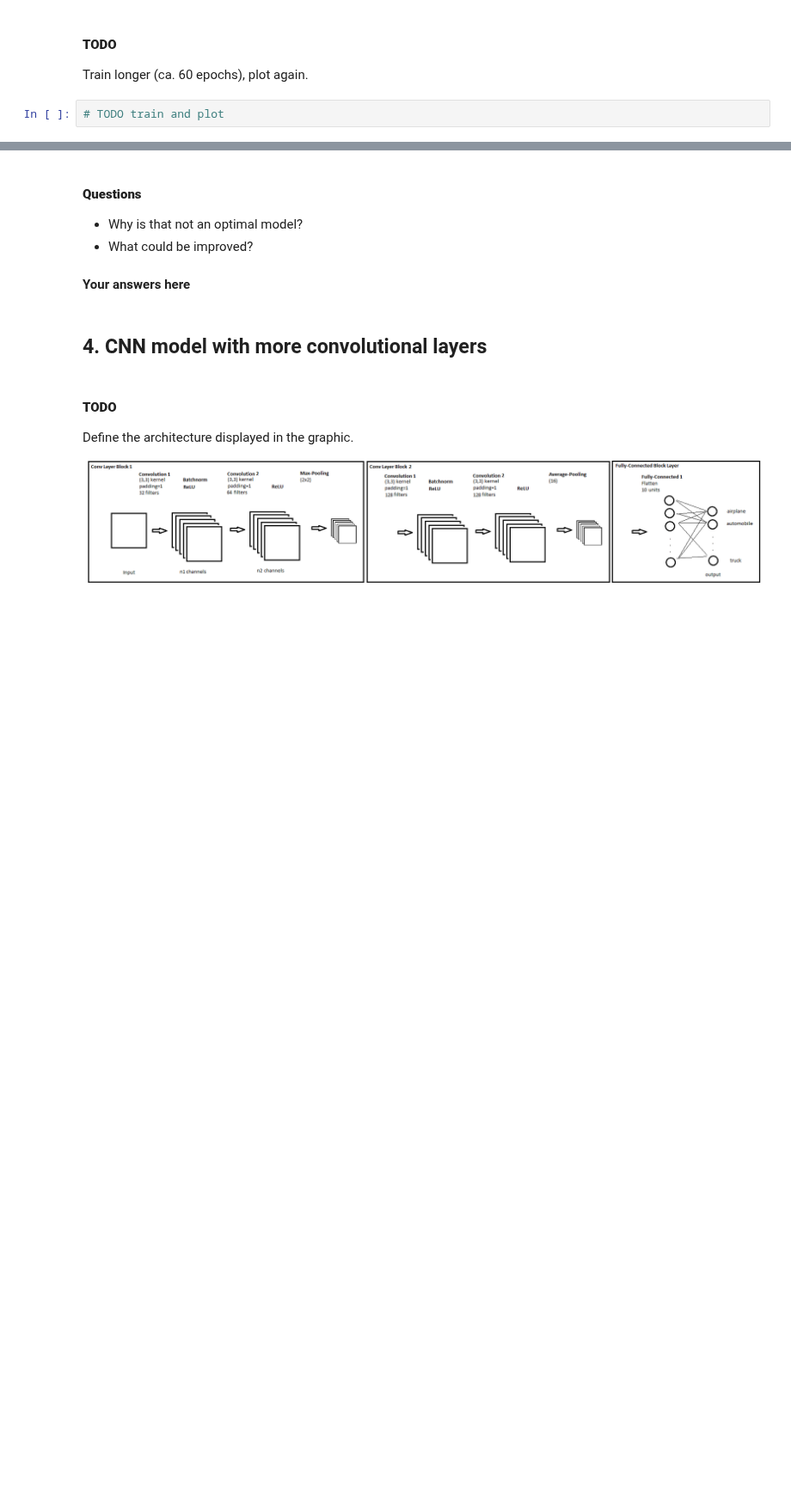
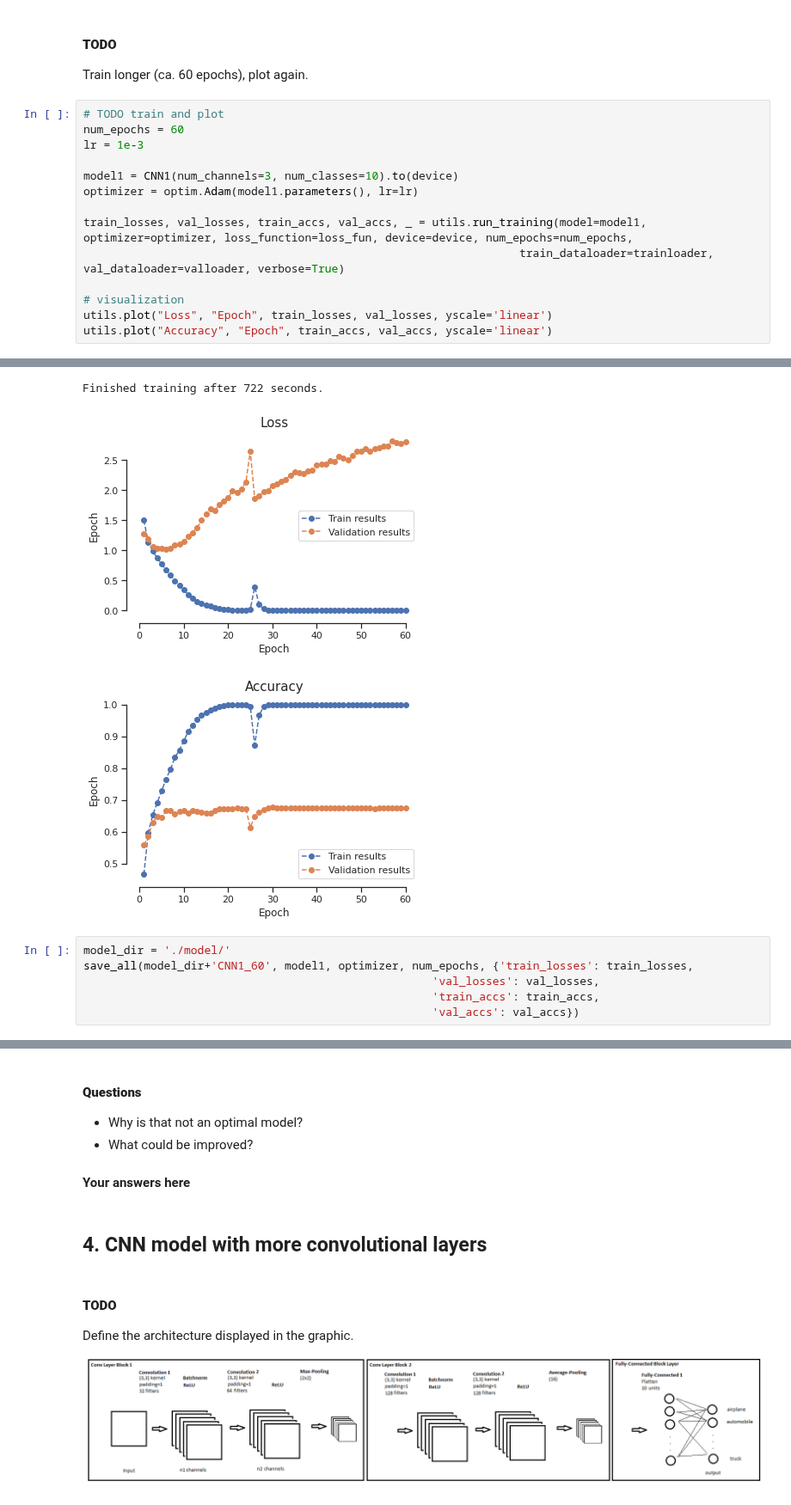
Before and after one commit to swang1112/DL_VL, a Jupyter notebook: Colab_Notebooks/Exercise3_2020.ipynb, the cells around one changed output, grey strips where cells are left out. Shown at 86% size. Saved outputs shown, nothing was run; the diff lists cells and outputs as text; blank space fills up the shorter version.

Commit message:
training 1st CNN1_60ep

```diff
--- a/Colab_Notebooks/Exercise3_2020.ipynb
+++ b/Colab_Notebooks/Exercise3_2020.ipynb
@@ -201,5 +202,18 @@ Compare results to MLP. What can you observe?
 # %% [markdown]
 #### **TODO**
 Train longer (ca. 60 epochs), plot again.
-# %%
-# TODO train and plot
+# %%
+# TODO train and plot
+num_epochs = 60
+lr = 1e-3
+
+model1 = CNN1(num_channels=3, num_classes=10).to(device)
+optimizer = optim.Adam(model1.parameters(), lr=lr)
+
+train_losses, val_losses, train_accs, val_accs, _ = utils.run_training(model=model1, optimizer=optimizer, loss_function=loss_fun, device=device, num_epochs=num_epochs,
+                                                                 train_dataloader=trainloader, val_dataloader=valloader, verbose=True)
+
+# visualization
+utils.plot("Loss", "Epoch", train_losses, val_losses, yscale='linear')
+utils.plot("Accuracy", "Epoch", train_accs, val_accs, yscale='linear')
+# %% [output]
@@ -205,0 +237,9 @@ Train longer (ca. 60 epochs), plot again.
+Finished training after 722 seconds.
+[figure, added]
+[figure, added]
+# %%
+model_dir = './model/'
+save_all(model_dir+'CNN1_60', model1, optimizer, num_epochs, {'train_losses': train_losses,
+                                                    'val_losses': val_losses,
+                                                    'train_accs': train_accs,
+                                                    'val_accs': val_accs})
```
Also changed, not shown: parts of 9 cells of this notebook, 2 other files.
